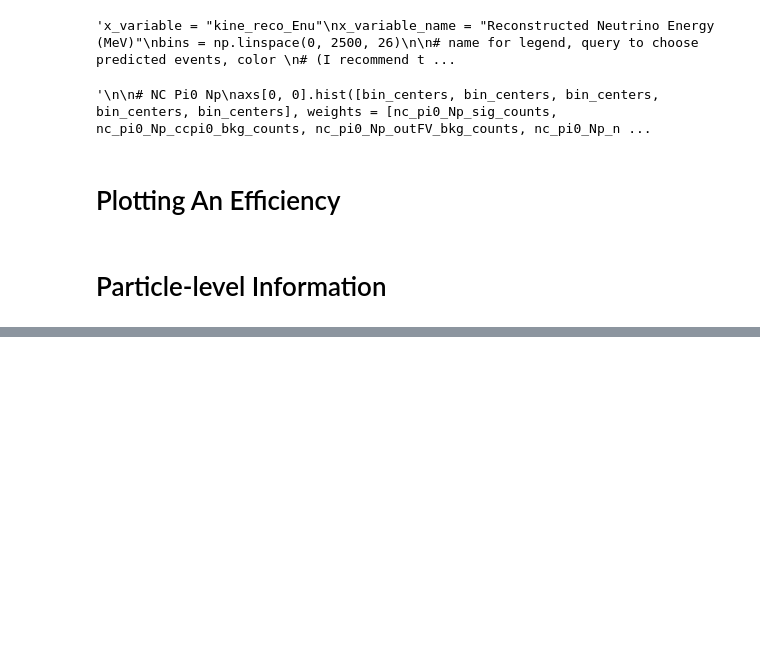
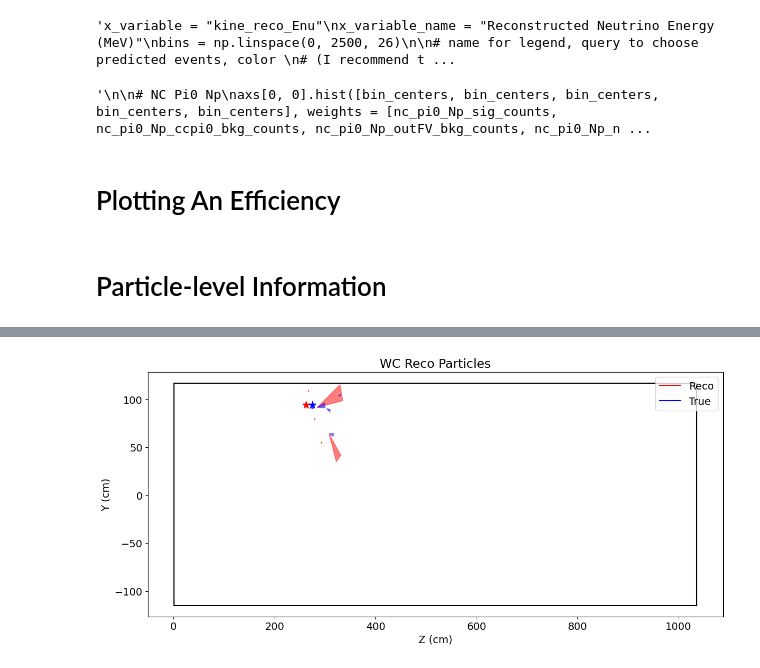
Before and after one commit to leehagaman/wc_ntuple_tutorial, a Jupyter notebook: tutorial.ipynb, the cells around one changed output, grey strips where cells are left out. Drawn from its saved outputs; the diff is of its cells as text; code cells hidden in the pictures; blank space fills up the shorter version.

```diff
--- a/tutorial.ipynb
+++ b/tutorial.ipynb
@@ -358,0 +414,92 @@ n 4.94 MeV
+# %%
+reco_ids = one_event_df["reco_id"].to_numpy()[0]
+reco_pdgs = one_event_df["reco_pdg"].to_numpy()[0]
+reco_start_XYZTs = one_event_df["reco_startXYZT"].to_numpy()[0]
+reco_end_XYZTs = one_event_df["reco_endXYZT"].to_numpy()[0]
+
+truth_ids = one_event_df["truth_id"].to_numpy()[0]
+truth_pdgs = one_event_df["truth_pdg"].to_numpy()[0]
+truth_start_XYZTs = one_event_df["truth_startXYZT"].to_numpy()[0]
+truth_end_XYZTs = one_event_df["truth_endXYZT"].to_numpy()[0]
+
+visible_reco_pdgs = [11, 2212]
+visible_truth_pdgs = [11, 2212] # TODO: add other particles
+
+tpc_min_x = -1.
+tpc_max_x = 254.3
+tpc_min_y = -115.
+tpc_max_y = 117.
+tpc_min_z = 0.6
+tpc_max_z = 1036.4
+
+# font size
+plt.rcParams.update({'font.size': 14})
+
+plt.figure(figsize=(14, 6))
+plt.plot([tpc_min_z, tpc_max_z], [tpc_min_y, tpc_min_y], c="k")
+plt.plot([tpc_min_z, tpc_max_z], [tpc_max_y, tpc_max_y], c="k")
+plt.plot([tpc_min_z, tpc_min_z], [tpc_min_y, tpc_max_y], c="k")
+plt.plot([tpc_max_z, tpc_max_z], [tpc_min_y, tpc_max_y], c="k")
+
+plt.plot([], [], c="r", label="Reco")
+plt.plot([], [], c="b", label="True")
+for j in range(len(reco_pdgs)):
+    pdg = reco_pdgs[j]
+    if pdg not in visible_reco_pdgs: # not directly visible particle, like pi0, n, etc.
+        continue
+    start_x, start_y, start_z, start_t = reco_start_XYZTs[j]
+    end_x, end_y, end_z, end_t = reco_end_XYZTs[j]
+    if pdg == 11: # shower, plot cone
+        start = np.array([start_z, start_y])
+        end = np.array([end_z, end_y])
+        direction = end - start
+        length = np.linalg.norm(direction)
+        unit_direction = direction / length
+        perp = np.array([-unit_direction[1], unit_direction[0]])
+        angle_rad = np.radians(20 / 2)
+        side_length = length * np.tan(angle_rad)
+        side1 = end - side_length * perp
+        side2 = end + side_length * perp
+        triangle = np.array([start, side1, end, side2])
+        plt.fill(triangle[:, 0], triangle[:, 1], color="r", alpha=0.5)
+    else: # track, plot line
+        plt.plot([start_z, end_z], [start_y, end_y], c="r")
+
+for j in range(len(truth_pdgs)):
+    pdg = truth_pdgs[j]
+    if pdg not in visible_truth_pdgs: # not directly visible particle, like pi0, n, etc.
+        continue
+    start_x, start_y, start_z, start_t = truth_start_XYZTs[j]
+    end_x, end_y, end_z, end_t = truth_end_XYZTs[j]
+    start_x = np.clip(start_x, tpc_min_x, tpc_max_x)
+    start_y = np.clip(start_y, tpc_min_y, tpc_max_y)
+    start_z = np.clip(start_z, tpc_min_z, tpc_max_z)
+    end_x = np.clip(end_x, tpc_min_x, tpc_max_x)
+    end_y = np.clip(end_y, tpc_min_y, tpc_max_y)
+    end_z = np.clip(end_z, tpc_min_z, tpc_max_z)
+    if pdg == 11: # shower, plot cone
+        start = np.array([start_z, start_y])
+        end = np.array([end_z, end_y])
+        direction = end - start
+        length = np.linalg.norm(direction)
+        unit_direction = direction / length
+        perp = np.array([-unit_direction[1], unit_direction[0]])
+        angle_rad = np.radians(20 / 2)
+        side_length = length * np.tan(angle_rad)
+        side1 = end - side_length * perp
+        side2 = end + side_length * perp
+        triangle = np.array([start, side1, end, side2])
+        plt.fill(triangle[:, 0], triangle[:, 1], color="b", alpha=0.5)
+    else: # track, plot line
+        plt.plot([start_z, end_z], [start_y, end_y], c="b")
+
+plt.scatter(one_event_df["reco_nuvtxZ"].to_numpy()[0], one_event_df["reco_nuvtxY"].to_numpy()[0], color="r", marker="*", s=100)
+plt.scatter(one_event_df["truth_vtxZ"].to_numpy()[0], one_event_df["truth_vtxY"].to_numpy()[0], color="b", marker="*", s=100)
+
+plt.legend(loc="upper right")
+plt.xlabel("Z (cm)")
+plt.ylabel("Y (cm)")
+plt.title("WC Reco Particles")
+plt.show()
+# %% [output]
+[figure, added]
```
Also changed, not shown: parts of 6 cells of this notebook.
